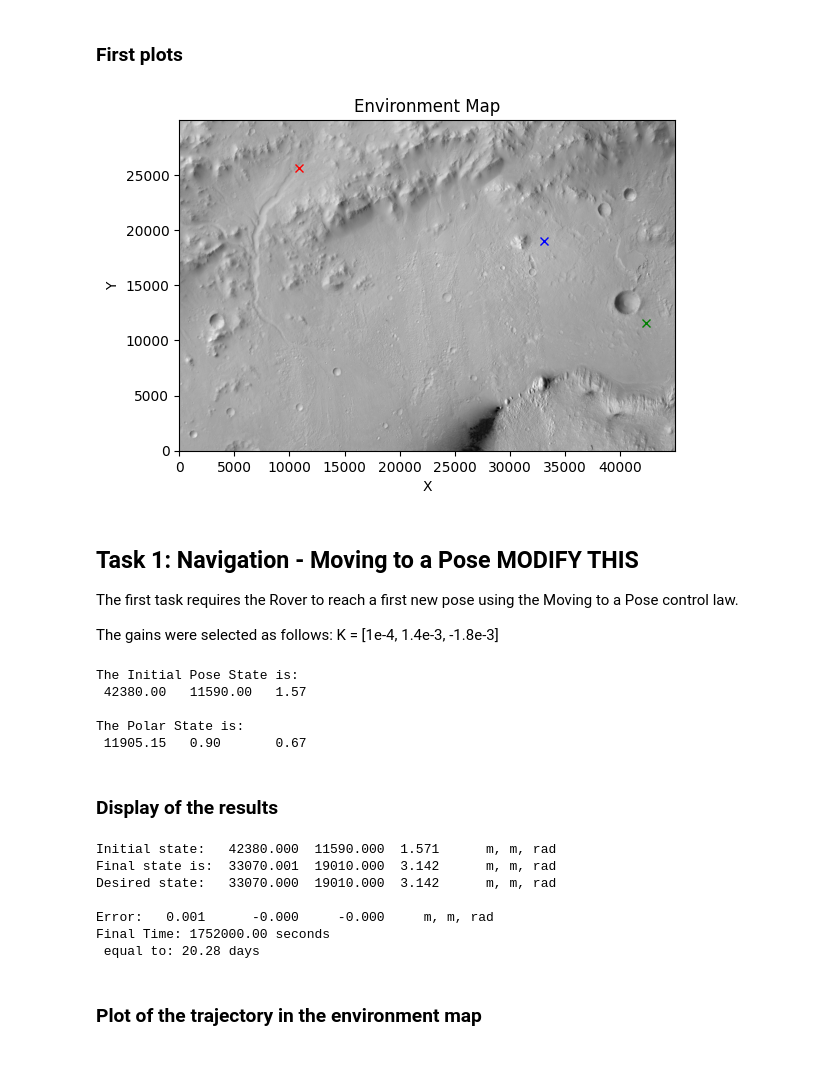
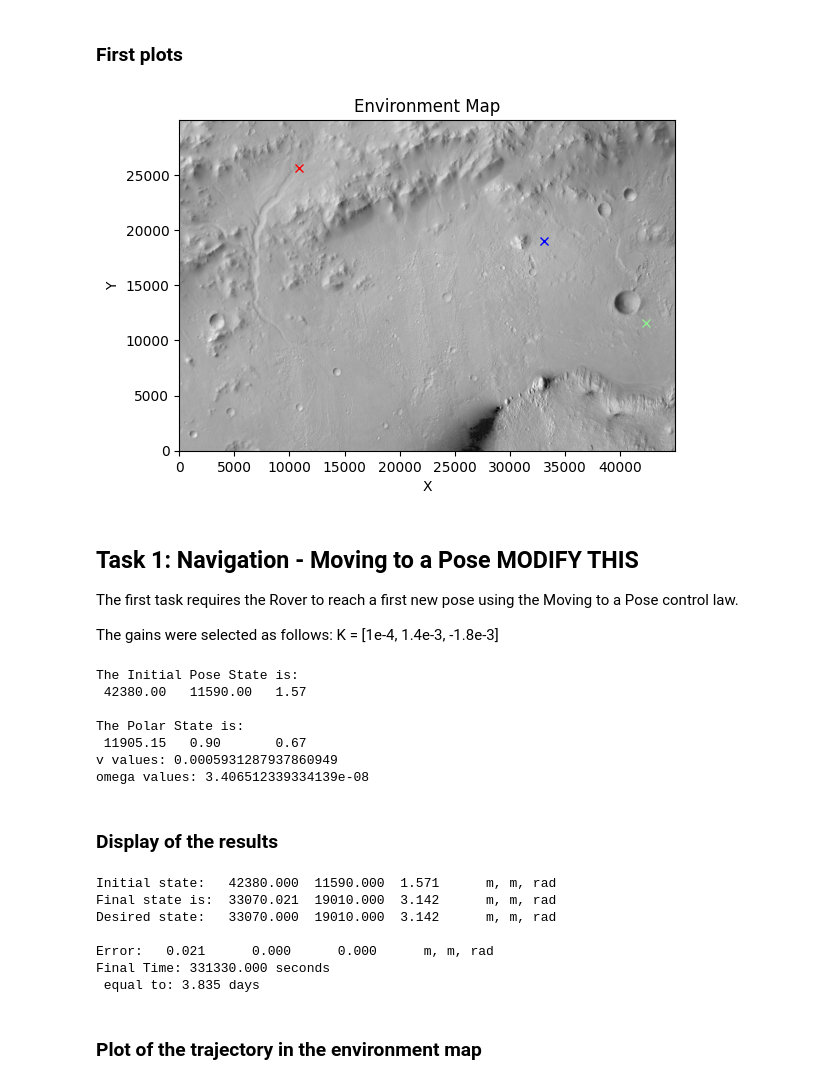
Before and after one commit to SwellPoem/Curiosity_Rover_proj, a Jupyter notebook: main.ipynb, the cells around one changed output. Cells and saved outputs as stored; diff of their text form; code cells hidden in the pictures.

Commit message:
added v and omega to kinematicModel

```diff
--- a/main.ipynb
+++ b/main.ipynb
@@ -62,44 +64,44 @@ L = 3           # m - axles distance
 v_max = 4e-2    # m/s - max speed
 
 # Poses
-Position0 = np.array([42380, 11590, np.pi/2])  # m, m, rad
-Position1 = np.array([33070, 19010, np.pi])    # m, m, rad
-Position2 = np.array([10870, 25670])    # m, m
+P_0 = np.array([42380, 11590, np.pi/2])  # m, m, rad
+P_1 = np.array([33070, 19010, np.pi])    # m, m, rad
+P_2 = np.array([10870, 25670])    # m, m
 
 # Show Environment Map
 plt.figure("Environment Map")
 plt.title("Environment Map")
 # library.plot_map(map_image, Xvec, Yvec)
 plt.imshow(env_map, cmap='gray', extent=(Xvec[0], Xvec[-1], Yvec[-1], Yvec[0]))
 plt.axis('on')
 plt.xlabel('X')
 plt.ylabel('Y')
 
 # Plot on the environment map the starting position and the goal positions of the robot
-plt.plot(Position0[0], Position0[1], 'gx', markersize=6)
-plt.plot(Position1[0], Position1[1], 'bx', markersize=6)
-plt.plot(Position2[0], Position2[1], 'rx', markersize=6)
+plt.plot(P_0[0], P_0[1], color='lightgreen', marker='x', markersize=6)
+plt.plot(P_1[0], P_1[1], color='blue', marker='x', markersize=6)
+plt.plot(P_2[0], P_2[1], color='red', marker='x', markersize=6)
 
 plt.show()
 
 # #NOT SURE THEY ARE NEEDED NOW
 # # Show obstacle map
 # plt.figure()
 # plt.imshow(obstacleMap, cmap='gray', extent=(Xvec[0], Xvec[-1], Yvec[-1], Yvec[0]))
 # plt.xlabel('X')
 # plt.ylabel('Y')
 # plt.show()
 
 # # Show landmarks map
 # plt.figure()
 # plt.imshow(env_map, cmap='gray', extent=(Xvec[0], Xvec[-1], Yvec[-1], Yvec[0]))
 # plt.plot(xLM, yLM, 'yo', markersize=5, linewidth=2)
 # plt.grid(True)
 # plt.xlabel('X')
 # plt.ylabel('Y')
 # plt.show()
 # %% [output]
-[figure, old version]
+[figure, new version]
 # %% [markdown]
 ## Task 1: Navigation - Moving to a Pose MODIFY THIS
 
@@ -108,19 +110,19 @@ The first task requires the Rover to reach a first new pose using the Moving to
 The gains were selected as follows: K = [1e-4, 1.4e-3, -1.8e-3]
 # %%
 # Compute Relative States
-Polar0 = pose2polar(Position0, Position1)
-Polar1 = pose2polar(Position1, Position1)
+Polar0 = pose2polar(P_0, P_1)
+Polar1 = pose2polar(P_1, P_1)
 
 # Convert backwards the Relative State into Pose State
-# Position0p = polar2pose(R0, Position1)
+# P_0p = polar2pose(R0, P_1)
 
-Position0_str = [f"{x:.2f}".ljust(10) for x in Position0]
+P_0_str = [f"{x:.2f}".ljust(10) for x in P_0]
 Polar0_str = [f"{x:.2f}".ljust(10) for x in Polar0]
 Polar1_str = [f"{x:.2f}".ljust(10) for x in Polar1]
 
-print('\nThe Initial Pose State is:\n',' '.join(Position0_str))
+print('\nThe Initial Pose State is:\n',' '.join(P_0_str))
 print('\nThe Polar State is:\n',' '.join(Polar0_str))
-# print("\nThe Backconverted Initial Pose State is Position0':\n", Position0p)
+# print("\nThe Backconverted Initial Pose State is P_0':\n", P_0p)
 
 # Stop function for the integration
 # the integration will stop when the robot will reach a distance from the goal position of rho_tol meters
@@ -135,56 +137,73 @@ t0 = 0
 # Maximum manoeuvre time -> 30 days in seconds
 tf = 30 * 24 * 60**2
 # Sampling frequency of the trajectory in Hz
-freq = 0.01
+freq = 0.1
 # tspan generation at given sampling frequency
 tspan = np.arange(t0, tf+1, 1/freq)
 
 
 # Gains [Krho Kalpha Kbeta]
-K = np.array([1e-5, 1.48e-3, -1.9e-3])
+K = np.array([1, 1.48, -1.9])
+# res = 1.48e-3 - 1e-3
+# print(res)
 
+# Define global variables to store v and omega
+v_values = []
+omega_values = []
+alpha_values = []
+
+# Define a wrapper function for solve_ivp
+def wrapper(t, current_state, K, v_values, omega_values, alpha_values):
+    dS, v_values, omega_values, alpha_values = kinematicModel(t, current_state, K, v_values, omega_values, alpha_values)
+    return dS
 
 # Solve the differential equation
-sol = solve_ivp(lambda t, current_state: kinematicModel(t, current_state, K), [t0, tf], Polar0, method='RK45', t_eval=tspan, events=event)
+sol = solve_ivp(lambda t, current_state: wrapper(t, current_state, K,  v_values, omega_values, alpha_values), [t0, tf], Polar0, method='RK45', t_eval=tspan, events=event)
 tspan = sol.t
 current_state = sol.y
-P = polar2pose(current_state, Position1)
+P_final = polar2pose(current_state, P_1)
+# Print v and omega
+print("v values:", v_values[-1])
+print("omega values:", omega_values[-1])
+# print("alpha values:", alpha_values)
 
 # Check for Obstacles
-P_indices = np.array([get_indices(P[0:2, i], X, Y, mapRes) for i in range(P.shape[1])])    # convert each point in the trajectory to map indices
+P_indices = np.array([get_indices(P_final[0:2, i], X, Y, mapRes) for i in range(P_final.shape[1])])    # convert each point in the trajectory to map indices
 if obstacles_check(P_indices, obstacleMap):
     print('\n\nThe Trajectory intersects with an Obstacle!\n\n')
 
-Position1r = P[:, -1]      # store the real final state of the robot for the next task
+P_1r = P_final[:, -1]      # store the real final state of the robot for the next task
 # %% [output]
 The Initial Pose State is:
  42380.00   11590.00   1.57
 
 The Polar State is:
  11905.15   0.90       0.67
+v values: 0.0005931287937860949
+omega values: 3.406512339334139e-08
 # %% [markdown]
 ### Display of the results
 # %%
 # Convert the numbers to strings with a certain width and 2 decimal places just for display purposes
-Position0_str = [f"{x:.3f}".ljust(10) for x in Position0]
-P_final_str = [f"{x:.3f}".ljust(10) for x in P[:, -1]]
-Position1_str = [f"{x:.3f}".ljust(10) for x in Position1]
-error_str = [f"{x:.3f}".ljust(10) for x in P[:, -1] - Position1]
+P_0_str = [f"{x:.3f}".ljust(10) for x in P_0]
+P_final_str = [f"{x:.3f}".ljust(10) for x in P_final[:, -1]]
+P_1_str = [f"{x:.3f}".ljust(10) for x in P_1]
+error_str = [f"{x:.3f}".ljust(10) for x in P_final[:, -1] - P_1]
 
 # Log Results
-print('Initial state:\t', ' '.join(Position0_str), 'm, m, rad')
+print('Initial state:\t', ' '.join(P_0_str), 'm, m, rad')
 print('Final state is:\t', ' '.join(P_final_str), 'm, m, rad')
-print('Desired state:\t', ' '.join(Position1_str), 'm, m, rad')
+print('Desired state:\t', ' '.join(P_1_str), 'm, m, rad')
 print('\nError:\t', ' '.join(error_str), 'm, m, rad')
-print('Final Time: {:.2f} seconds\n'.format(tspan[-1]),'equal to: {:.2f} days'.format(tspan[-1]/ (24 * 60**2)))
+print('Final Time: {:.3f} seconds\n'.format(tspan[-1]),'equal to: {:.3f} days'.format(tspan[-1]/ (24 * 60**2)))
 # %% [output]
 Initial state:   42380.000  11590.000  1.571      m, m, rad
-Final state is:  33070.001  19010.000  3.142      m, m, rad
+Final state is:  33070.021  19010.000  3.142      m, m, rad
 Desired state:   33070.000  19010.000  3.142      m, m, rad
 
-Error:   0.001      -0.000     -0.000     m, m, rad
-Final Time: 1752000.00 seconds
- equal to: 20.28 days
+Error:   0.021      0.000      0.000      m, m, rad
+Final Time: 331330.000 seconds
+ equal to: 3.835 days
 # %% [markdown]
 ### Plot of the trajectory in the environment map
 # %%
```
Also changed, not shown: parts of 7 cells of this notebook, 5 other files.
